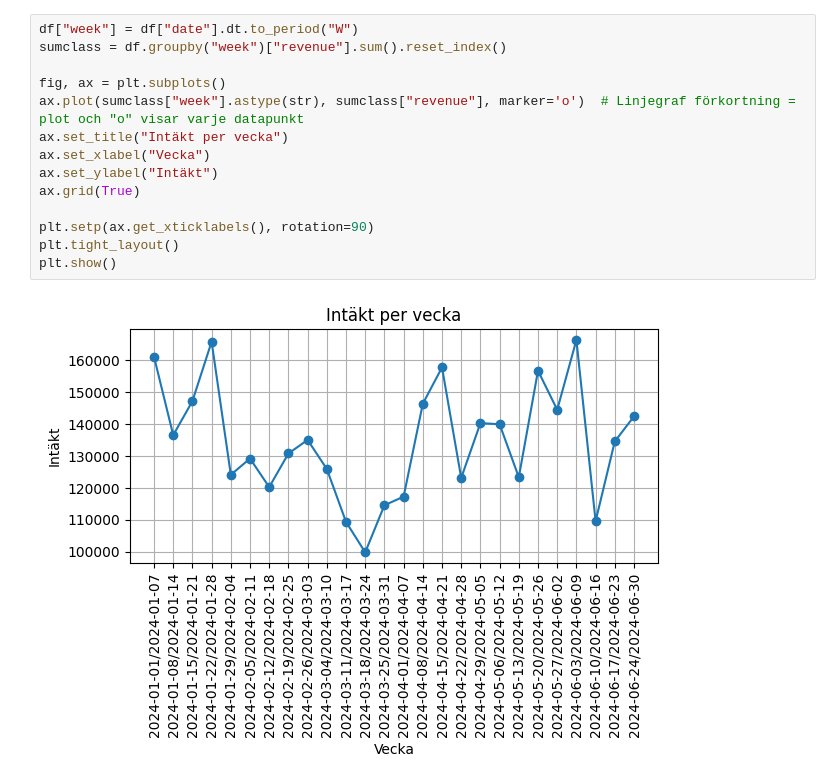
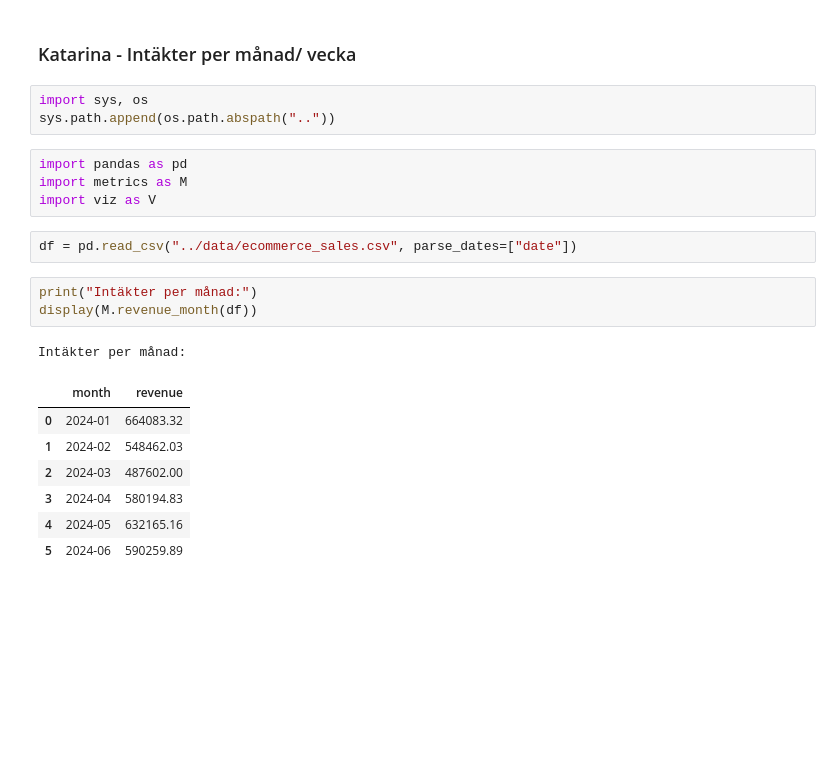
Before and after one commit to KevinCJohansson/E-handel-snabbrapport, a Jupyter notebook: notebooks/report.ipynb, the cells around one changed output. Cells and saved outputs as stored; diff of their text form; blank space fills up the shorter version.

Commit message:
Städade upp intäkter, fixade viz, metrics, images

```diff
--- a/notebooks/report.ipynb
+++ b/notebooks/report.ipynb
@@ -92,16 +1,23 @@ display(sorted_weeks)
-# %%
-df["week"] = df["date"].dt.to_period("W")
-sumclass = df.groupby("week")["revenue"].sum().reset_index()
-
-fig, ax = plt.subplots()
-ax.plot(sumclass["week"].astype(str), sumclass["revenue"], marker='o')  # Linjegraf förkortning = plot och "o" visar varje datapunkt
-ax.set_title("Intäkt per vecka")
-ax.set_xlabel("Vecka")
-ax.set_ylabel("Intäkt")
-ax.grid(True)
-
-plt.setp(ax.get_xticklabels(), rotation=90)
-plt.tight_layout()
-plt.show()
-# %% [output]
-[figure, removed]
+# %% [markdown]
+### Katarina - Intäkter per månad/ vecka
+# %%
+import sys, os
+sys.path.append(os.path.abspath(".."))
+# %%
+import pandas as pd
+import metrics as M
+import viz as V
+# %%
+df = pd.read_csv("../data/ecommerce_sales.csv", parse_dates=["date"])
+# %%
+print("Intäkter per månad:")
+display(M.revenue_month(df))
+# %% [output]
+Intäkter per månad:
+|  | month | revenue |
+| 0 | 2024-01 | 664083.32 |
+| 1 | 2024-02 | 548462.03 |
+| 2 | 2024-03 | 487602.00 |
+| 3 | 2024-04 | 580194.83 |
+| 4 | 2024-05 | 632165.16 |
+| 5 | 2024-06 | 590259.89 |
```
Also changed, not shown: parts of 6 cells of this notebook, 4 other files.
